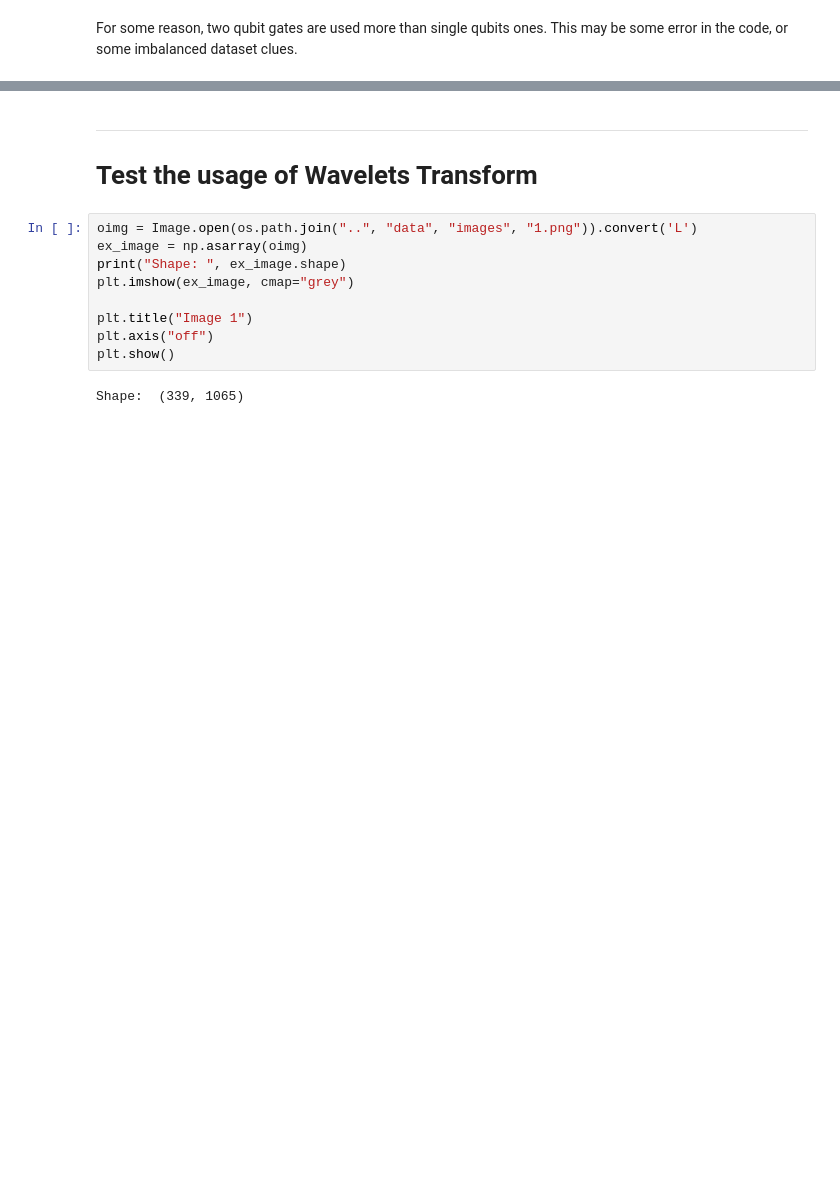
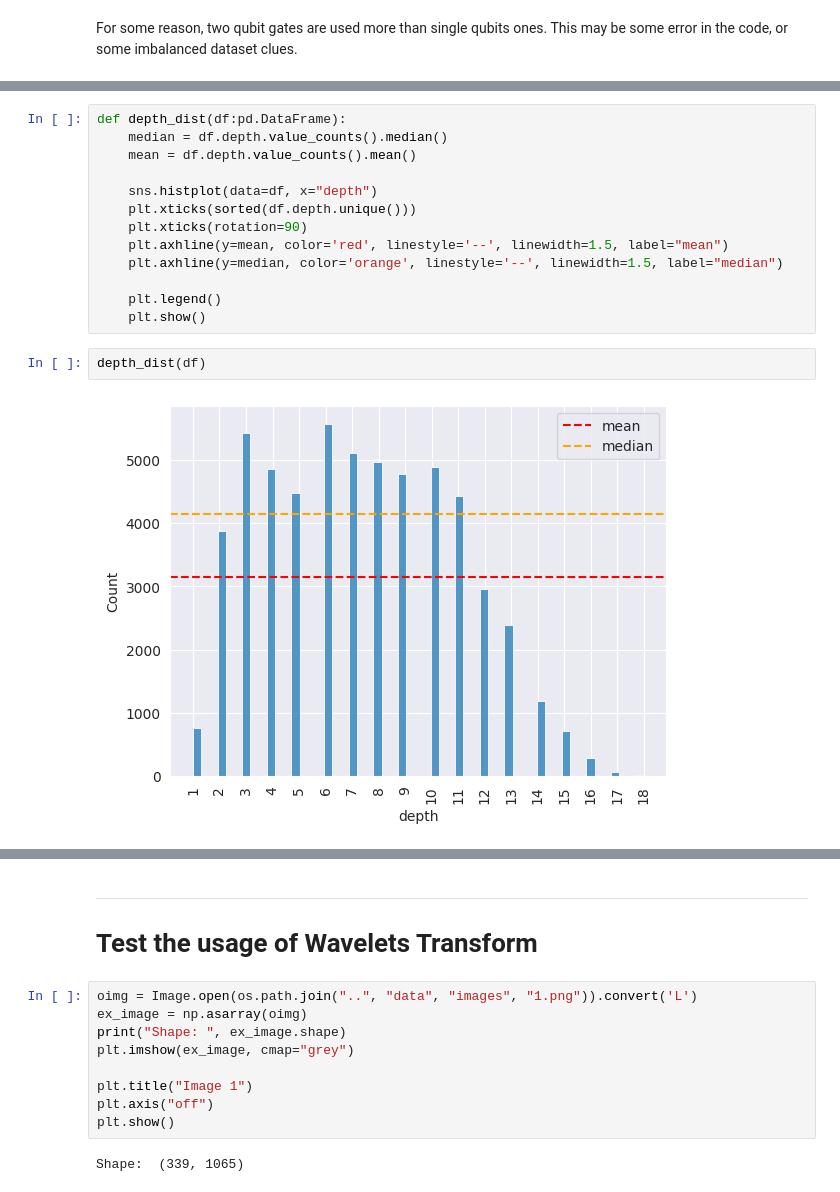
Before and after one commit to Dpbm/qcop, a Jupyter notebook: notebooks/data-analysis.ipynb, the cells around one changed output, grey strips where cells are left out. Saved outputs shown, nothing was run; the diff lists cells and outputs as text; blank space fills up the shorter version.

```diff
--- a/notebooks/data-analysis.ipynb
+++ b/notebooks/data-analysis.ipynb
@@ -123,0 +152,17 @@ plt.show()
+# %%
+def depth_dist(df:pd.DataFrame):
+    median = df.depth.value_counts().median()
+    mean = df.depth.value_counts().mean()
+
+    sns.histplot(data=df, x="depth")
+    plt.xticks(sorted(df.depth.unique()))
+    plt.xticks(rotation=90)
+    plt.axhline(y=mean, color='red', linestyle='--', linewidth=1.5, label="mean")
+    plt.axhline(y=median, color='orange', linestyle='--', linewidth=1.5, label="median")
+
+    plt.legend()
+    plt.show()
+# %%
+depth_dist(df)
+# %% [output]
+[figure, added]
```
Also changed, not shown: parts of 26 cells of this notebook, 3 other files.
